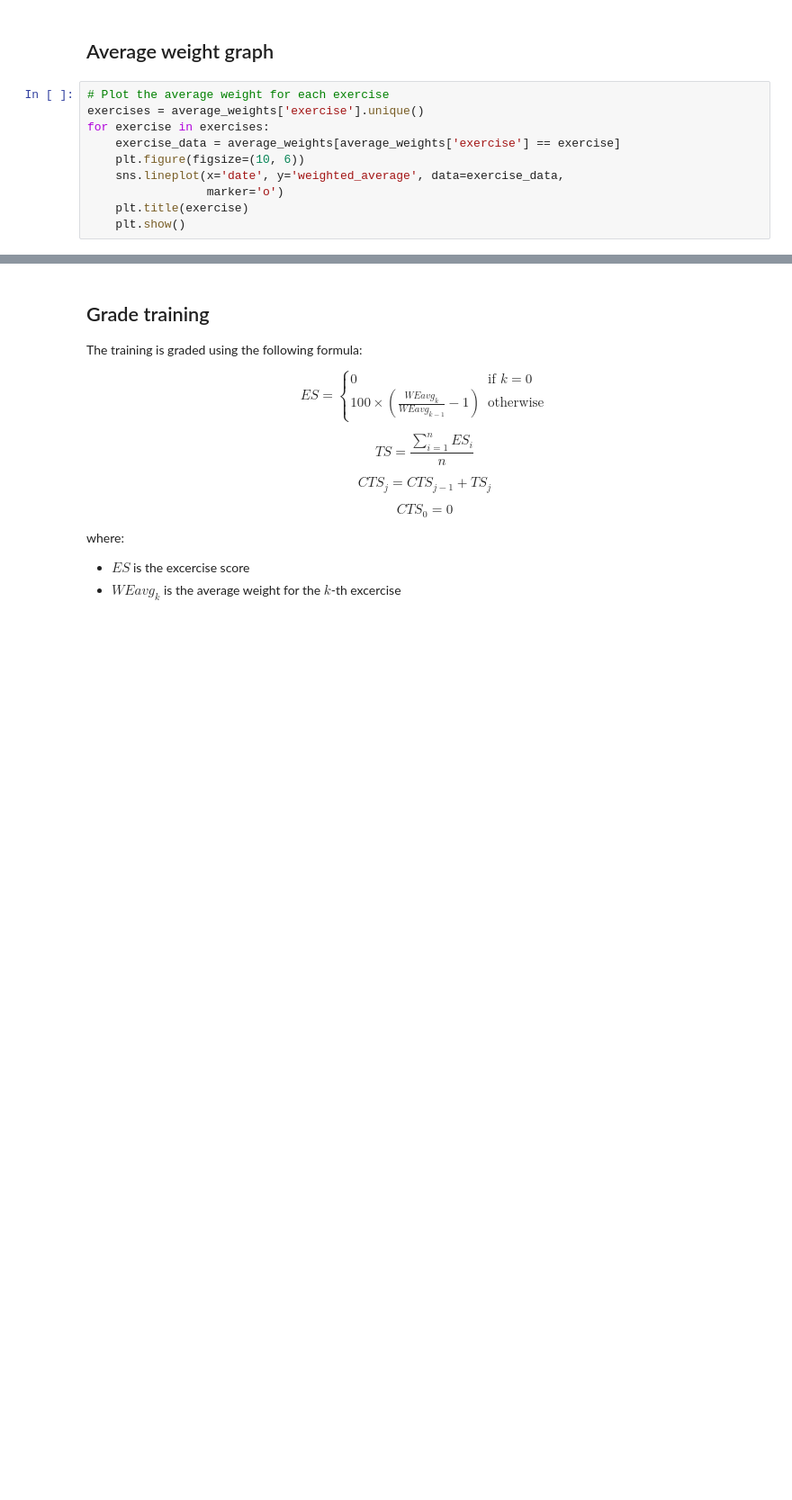
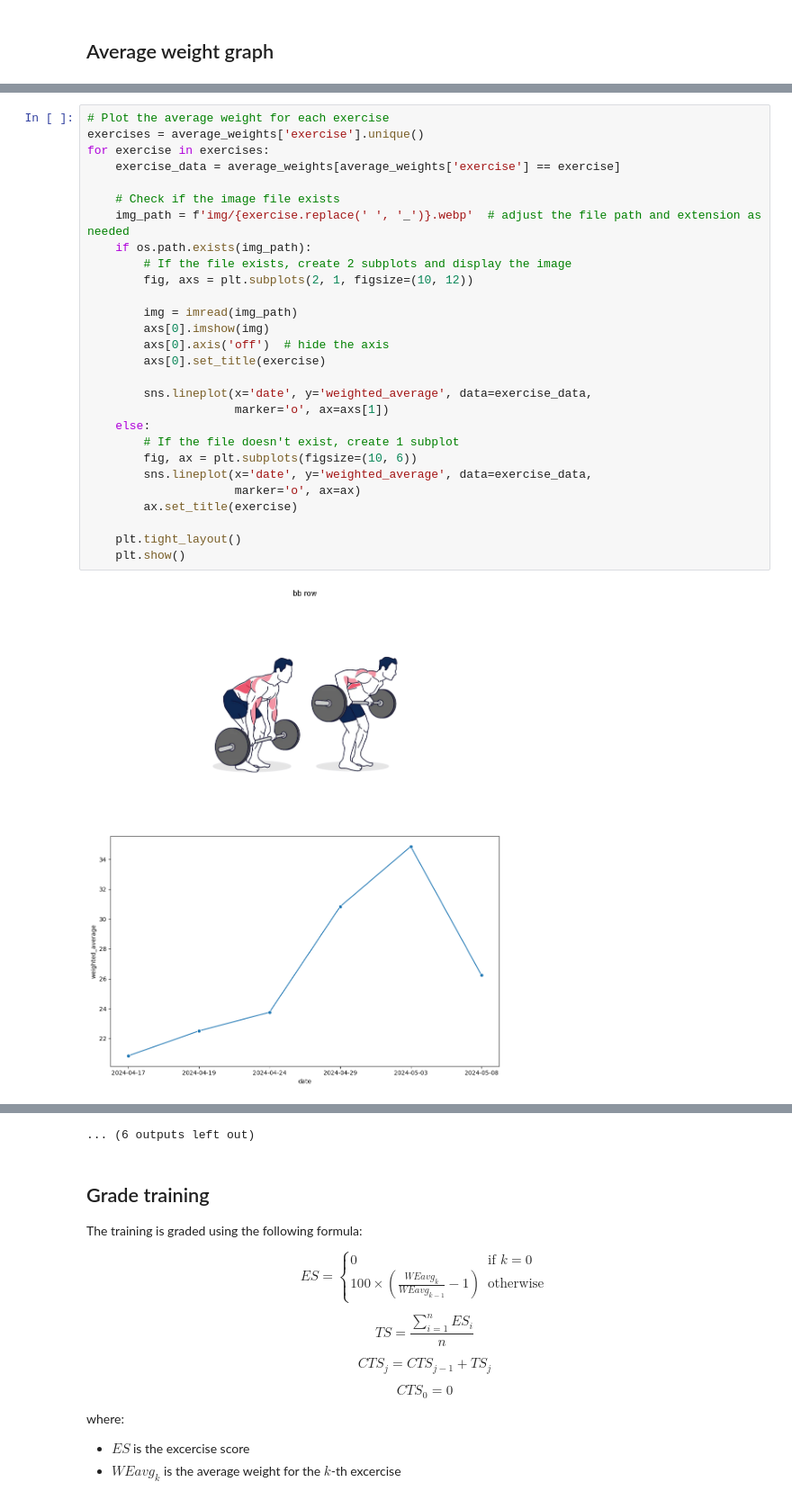
Before and after one commit to PtahSeker/psw-workout, a Jupyter notebook: workout.ipynb, the cells around one changed output, grey strips where cells are left out. Shown at 90% size. Drawn from its saved outputs; the diff is of its cells as text; blank space fills up the shorter version.

Commit message:
add images

```diff
--- a/workout.ipynb
+++ b/workout.ipynb
@@ -49,13 +51,3 @@ average_weights = df.groupby(
 average_weights = average_weights.sort_values(['exercise', 'date'])
 # %% [markdown]
 ## Average weight graph
-# %%
-# Plot the average weight for each exercise
-exercises = average_weights['exercise'].unique()
-for exercise in exercises:
-    exercise_data = average_weights[average_weights['exercise'] == exercise]
-    plt.figure(figsize=(10, 6))
-    sns.lineplot(x='date', y='weighted_average', data=exercise_data,
-                 marker='o')
-    plt.title(exercise)
-    plt.show()
@@ -75,0 +54,30 @@ for exercise in exercises:
+# %%
+# Plot the average weight for each exercise
+exercises = average_weights['exercise'].unique()
+for exercise in exercises:
+    exercise_data = average_weights[average_weights['exercise'] == exercise]
+
+    # Check if the image file exists
+    img_path = f'img/{exercise.replace(' ', '_')}.webp'  # adjust the file path and extension as needed
+    if os.path.exists(img_path):
+        # If the file exists, create 2 subplots and display the image
+        fig, axs = plt.subplots(2, 1, figsize=(10, 12))
+
+        img = imread(img_path)
+        axs[0].imshow(img)
+        axs[0].axis('off')  # hide the axis
+        axs[0].set_title(exercise)
+
+        sns.lineplot(x='date', y='weighted_average', data=exercise_data,
+                     marker='o', ax=axs[1])
+    else:
+        # If the file doesn't exist, create 1 subplot
+        fig, ax = plt.subplots(figsize=(10, 6))
+        sns.lineplot(x='date', y='weighted_average', data=exercise_data,
+                     marker='o', ax=ax)
+        ax.set_title(exercise)
+
+    plt.tight_layout()
+    plt.show()
+# %% [output]
+[figure, added]
@@ -76,3 +95,4 @@ for exercise in exercises:
+... (6 outputs left out)
 # %% [markdown]
 ## Grade training
 
```
Also changed, not shown: parts of 4 cells of this notebook, 8 other files.
